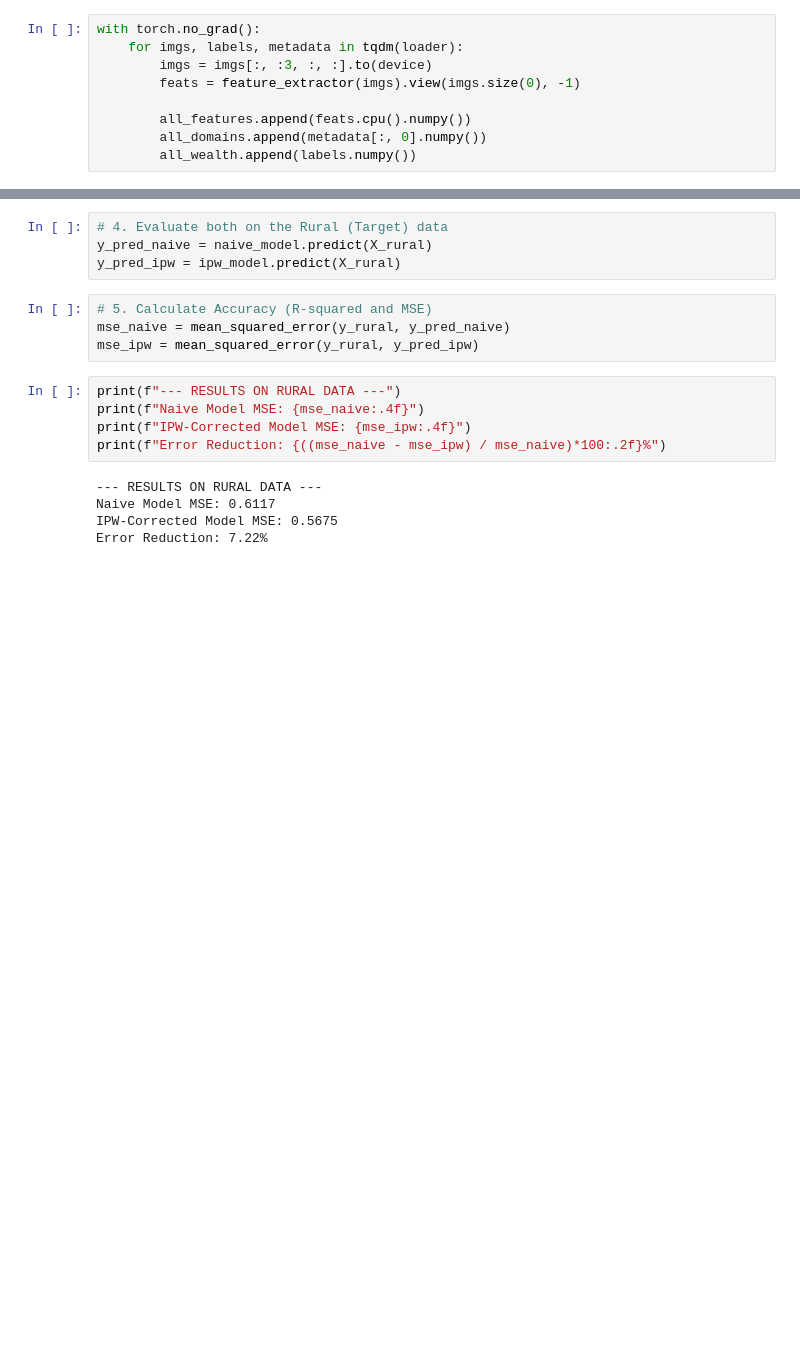
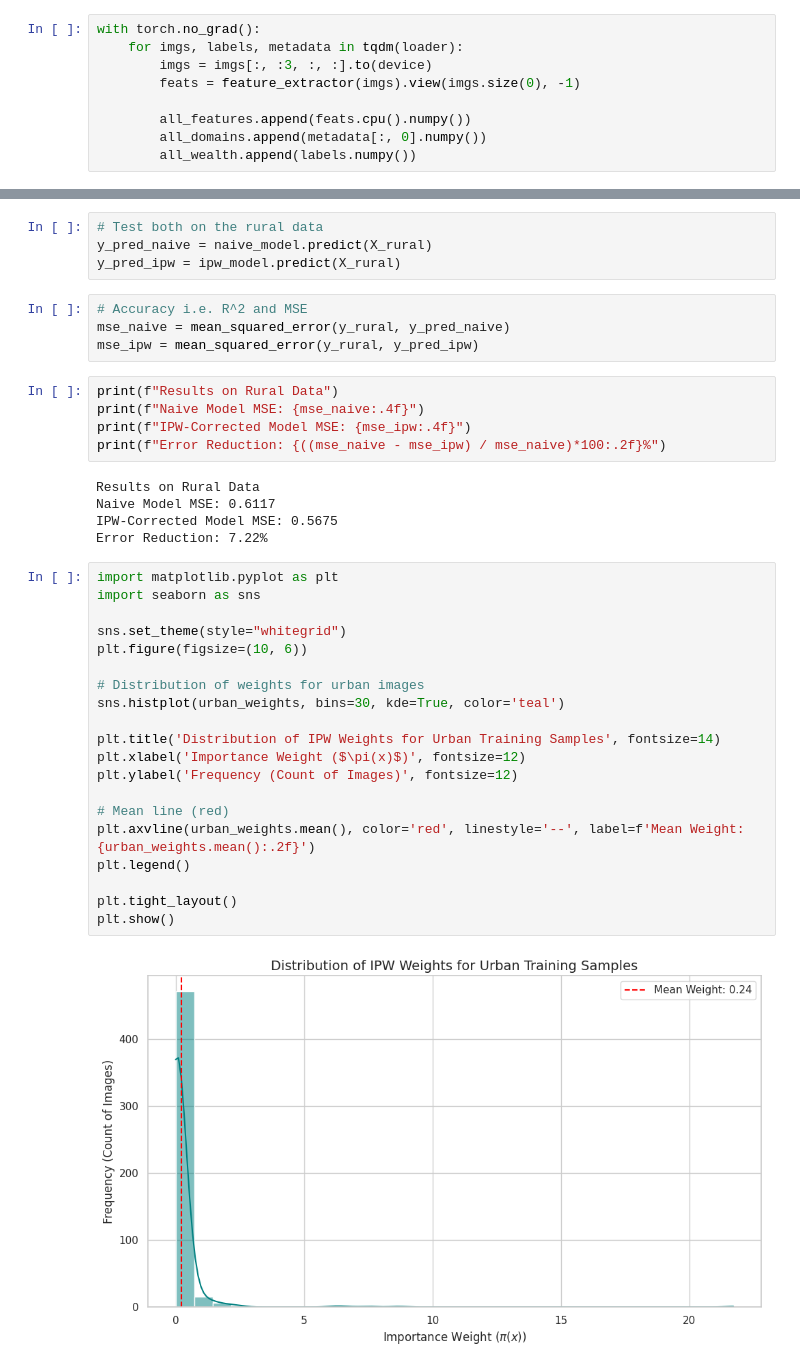
Before and after one commit to jiyanarikan/Computer-Vision-Covariate-Shift-, a Jupyter notebook: CompVision.ipynb, the cells around one changed output, grey strips where cells are left out. Saved outputs shown, nothing was run; the diff lists cells and outputs as text; blank space fills up the shorter version.

```diff
--- a/CompVision.ipynb
+++ b/CompVision.ipynb
@@ -203,20 +130,42 @@ ipw_model.fit(X_urban, y_urban, sample_weight=urban_weights)
 # %% [output]
 Ridge()
 # %%
-# 4. Evaluate both on the Rural (Target) data
+# Test both on the rural data
 y_pred_naive = naive_model.predict(X_rural)
 y_pred_ipw = ipw_model.predict(X_rural)
 # %%
-# 5. Calculate Accuracy (R-squared and MSE)
+# Accuracy i.e. R^2 and MSE
 mse_naive = mean_squared_error(y_rural, y_pred_naive)
 mse_ipw = mean_squared_error(y_rural, y_pred_ipw)
 # %%
-print(f"--- RESULTS ON RURAL DATA ---")
+print(f"Results on Rural Data")
 print(f"Naive Model MSE: {mse_naive:.4f}")
 print(f"IPW-Corrected Model MSE: {mse_ipw:.4f}")
 print(f"Error Reduction: {((mse_naive - mse_ipw) / mse_naive)*100:.2f}%")
 # %% [output]
---- RESULTS ON RURAL DATA ---
+Results on Rural Data
 Naive Model MSE: 0.6117
 IPW-Corrected Model MSE: 0.5675
 Error Reduction: 7.22%
+# %%
+import matplotlib.pyplot as plt
+import seaborn as sns
+
+sns.set_theme(style="whitegrid")
+plt.figure(figsize=(10, 6))
+
+# Distribution of weights for urban images
+sns.histplot(urban_weights, bins=30, kde=True, color='teal')
+
+plt.title('Distribution of IPW Weights for Urban Training Samples', fontsize=14)
+plt.xlabel('Importance Weight ($\pi(x)$)', fontsize=12)
+plt.ylabel('Frequency (Count of Images)', fontsize=12)
+
+# Mean line (red)
+plt.axvline(urban_weights.mean(), color='red', linestyle='--', label=f'Mean Weight: {urban_weights.mean():.2f}')
+plt.legend()
+
+plt.tight_layout()
+plt.show()
+# %% [output]
+[figure, added]
```
Also changed, not shown: parts of 11 cells of this notebook.
